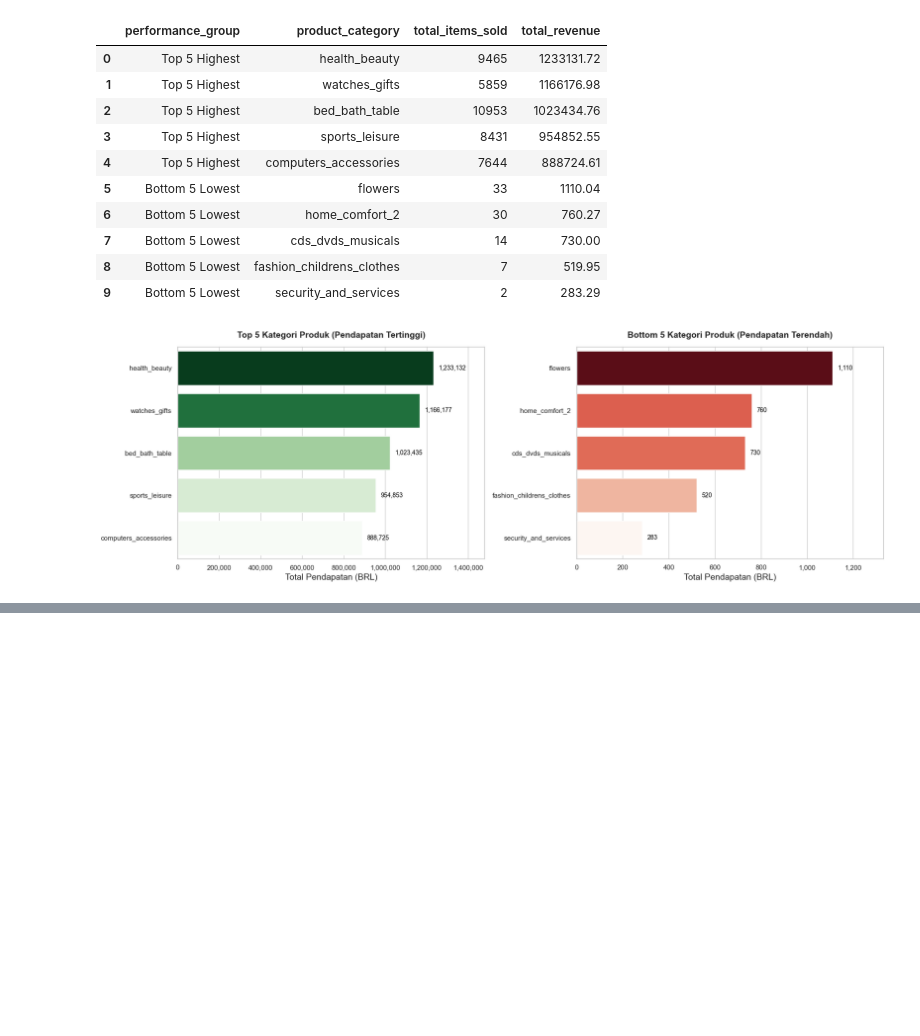
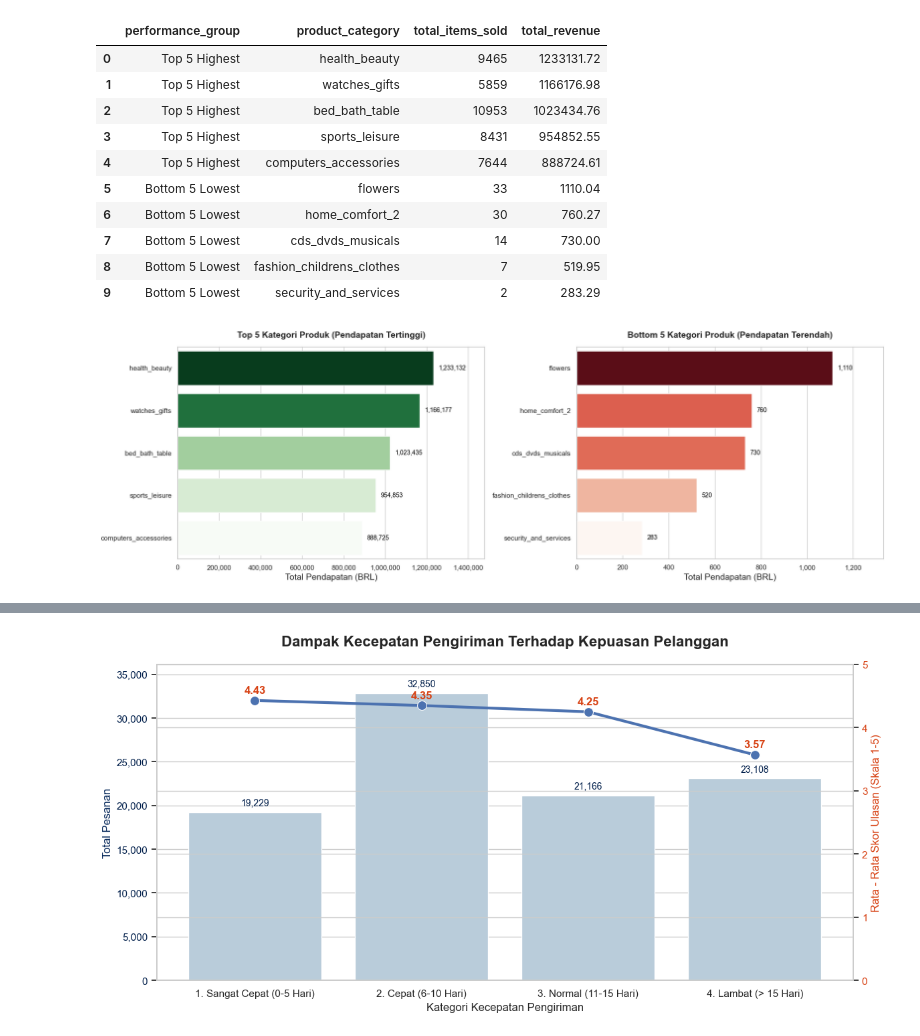
Before and after one commit to bagaskara0506/E-Commerce_Data_Analysis, a Jupyter notebook: notebooks/02_business_performance_eda.ipynb, the cells around one changed output, grey strips where cells are left out. Cells and saved outputs as stored; diff of their text form; code cells hidden in the pictures; blank space fills up the shorter version.

Commit message:
Update: Menambahkan Analisis Pengiriman vs Kepuasan Pelanggan

```diff
--- a/notebooks/02_business_performance_eda.ipynb
+++ b/notebooks/02_business_performance_eda.ipynb
@@ -222,0 +238,83 @@ df_delivery
+# %%
+# VISUALISASI PENGIRIMAN VS KEPUASAN PELANGGAN
+
+# Membuat kanvas
+fig, ax1 =plt.subplots(figsize=(12,6))
+
+# Grafik Batang Total Pesanan
+sns.barplot(
+  x='delivery_speed_category',
+  y='total_order',
+  data=df_delivery,
+  color='#b3cde0', # Warna biru muda yang tidak terlalu mencolok
+  ax=ax1
+  )
+
+ax1.set_title('Dampak Kecepatan Pengiriman Terhadap Kepuasan Pelanggan', fontsize=16, fontweight='bold', pad=20)
+ax1.set_xlabel('Kategori Kecepatan Pengiriman', fontsize=12)
+ax1.set_ylabel('Total Pesanan', fontsize=12, color="#002357")
+ax1.tick_params(axis='y', labelcolor='#011f4b') # Mewarnai label sumbu y
+
+# Menambah koma untuk pemisah ribuan pada format y axis
+formatter=FuncFormatter(lambda x, _: f'{int(x):,}')
+ax1.yaxis.set_major_formatter(formatter)
+
+# Membuat label text dinamis di atas grafik batang
+for p in ax1.patches:
+  height = p.get_height()
+  ax1.text(
+  # Arti code p.get_x() yaitu ambil posisi kiri misal 10
+  #p.get_width()/2 artinya ambil lebar bar misal 4 lalu jadi 2
+  # Maka ditemukan posisi tengah == 10+2 = 12
+  # angka 2. artinya bilangan float agar jika hasil bagi memiliki koma maka tidak dibulatkan
+  p.get_x() + p.get_width()/2., height + 500,
+  f'{int(height):,}',
+  ha="center", va="bottom", fontsize=10, color='#011f4b'
+  )
+
+# Membuat kanvas grafik responsive tingginya dan tidak mepet text label di atas bar batang
+ax1.set_ylim(0, df_delivery['total_order'].max()*1.1)
+
+
+# MEMBUAT GRAFIK GARIS (RATA-RATA REVIEW)
+
+# Membuat sumbu Y kanan (ax2) yang menempel dengan sumbu X
+ax2 = ax1.twinx()
+
+# Membuat grafik lineplot dari data review
+sns.lineplot(
+  x='delivery_speed_category',
+  y='avg_review_score',
+  data=df_delivery,
+  marker='o',
+  markersize=10,
+  linewidth=3,
+  ax=ax2
+  )
+
+# Membuat judul di sumbu y label kanan
+ax2.set_ylabel('Rata - Rata Skor Ulasan (Skala 1-5)',fontsize=12, color='#d84315')
+ax2.tick_params(axis='y', labelcolor='#d84315') # Warna teks sumbu Y kanan
+
+# Menambahkan angka di atas titik grafik
+for x, y in zip(range(len(df_delivery)), df_delivery['avg_review_score']):
+  ax2.text(
+    x,y + 0.08,
+    f'{y:.2f}',
+    ha='center', va='bottom', fontsize=12, fontweight='bold', color='#d84315'
+    )
+
+# Kita paksa batas sumbu Y kanan dari 1 sampai 5 (karena skor review bintang itu 1-5)
+# Berhubung jika y axis dimulai dari 1 maka akan menumbuk data nilai bar dan line, jadi untuk menghindari tersebut y axis dimulai dari 0
+ax2.set_ylim(0,5)
+
+# Merapikan tata letak agar tidak terpotong atau bertumpuk
+plt.tight_layout()
+
+# Mencetak grafik ke png
+plt.savefig('../data/processed/delivery_vs_reviews.png', dpi=300)
+
+# Tampilkan
+plt.show()
+# %% [output]
+[figure, added]
```
Also changed, not shown: parts of 3 cells of this notebook, 1 other file.
